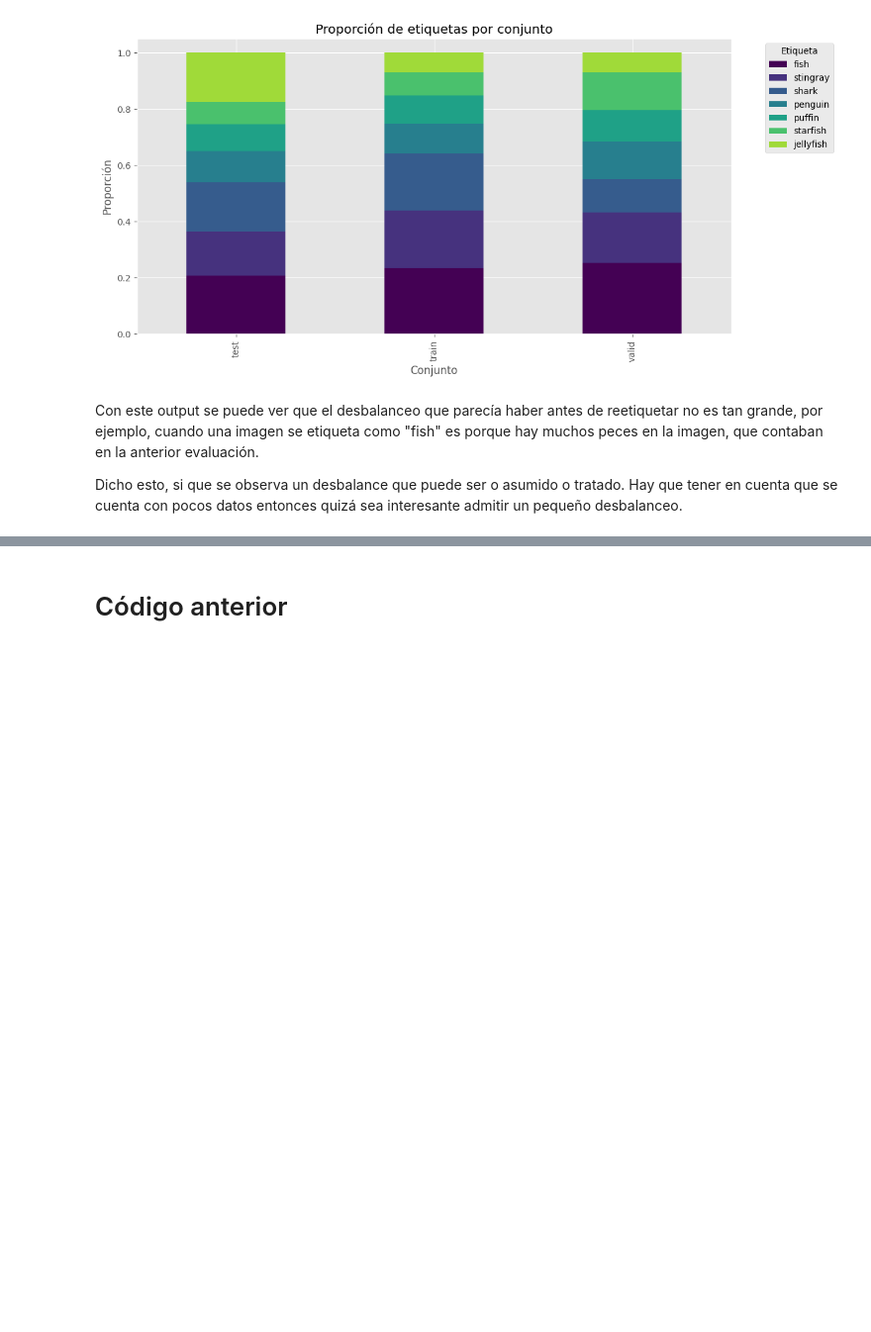
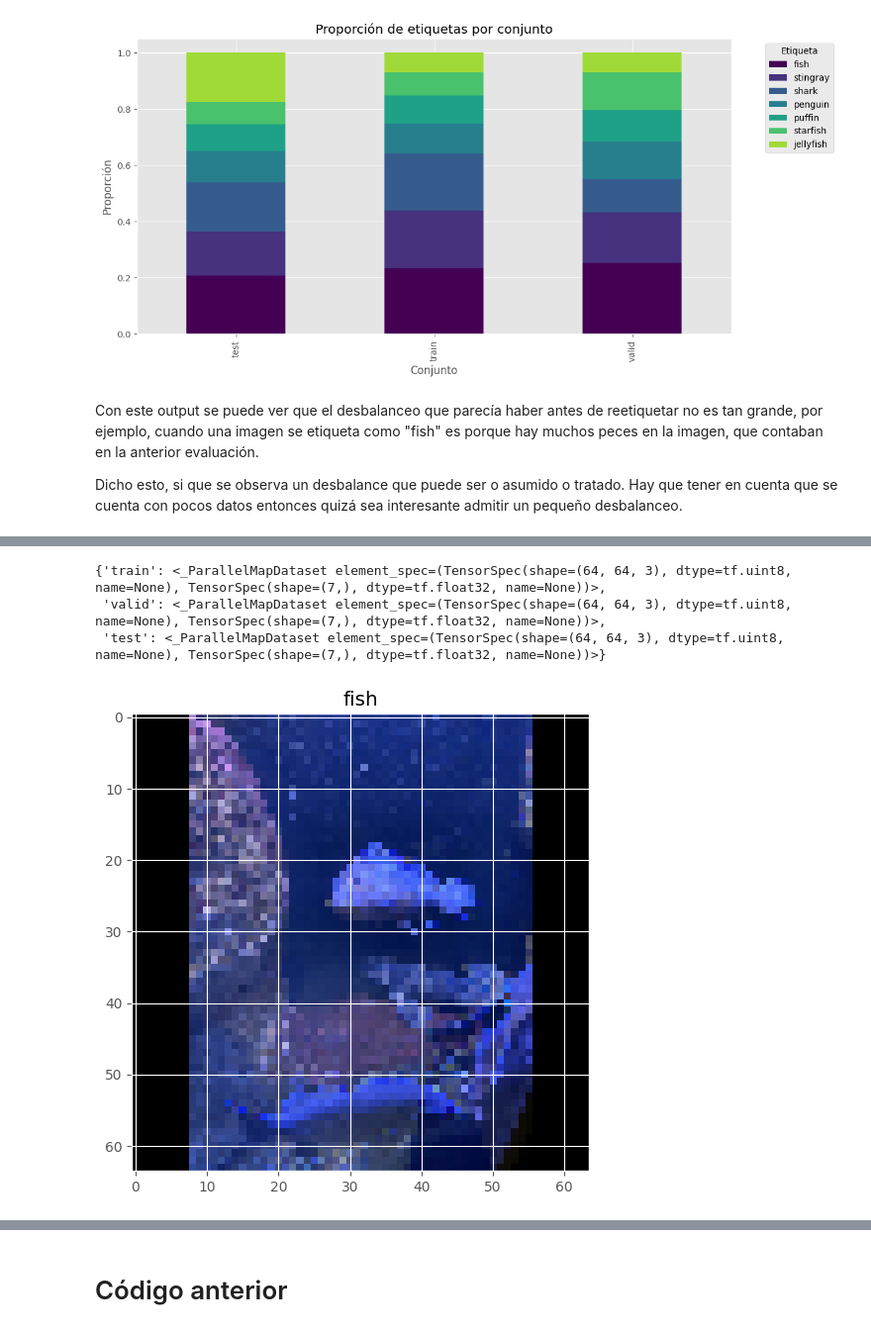
Before and after one commit to Alf-caput/UFVDeepLearning, a Jupyter notebook: P1_ComputerVision/P1_Notebook.ipynb, the cells around one changed output, grey strips where cells are left out. Shown at 99% size. Saved outputs shown, nothing was run; the diff lists cells and outputs as text; code cells hidden in the pictures; blank space fills up the shorter version.

```diff
--- a/P1_ComputerVision/P1_Notebook.ipynb
+++ b/P1_ComputerVision/P1_Notebook.ipynb
@@ -376,0 +596,75 @@ Dicho esto, si que se observa un desbalance que puede ser o asumido o tratado. H
+# %%
+# Función personalizada para redimensionar imágenes manteniendo el tipo de datos uint8
+def resize_and_keep_uint8(image, height=64, width=64):
+    """
+    Redimensiona una imagen a un tamaño específico, manteniendo el tipo de datos uint8.
+
+    Parámetros:
+    -----------
+    image : tf.Tensor
+        Imagen de entrada en formato uint8 (valores de 0 a 255)
+    height : int, opcional (predeterminado=64)
+        Altura deseada para la imagen redimensionada
+    width : int, opcional (predeterminado=64)
+        Anchura deseada para la imagen redimensionada
+
+    Retorna:
+    --------
+    tf.Tensor
+        Imagen redimensionada en formato uint8
+    """
+    # Redimensiona la imagen (esto convierte automáticamente a float32)
+    resized_image = tf.image.resize(image, [height, width])
+
+    # Restringe los valores al rango [0, 255] para evitar desbordamientos
+    # Esto es necesario porque el proceso de interpolación durante el redimensionamiento
+    # puede generar valores fuera del rango válido
+    resized_image = tf.clip_by_value(resized_image, 0, 255)
+
+    # Convierte de vuelta a uint8 (enteros de 8 bits sin signo)
+    resized_image = tf.cast(resized_image, tf.uint8)
+
+    return resized_image
+
+# Inicia el pipeline con las rutas a imágenes
+ds = get_jpg_ds(set_names, data_dir)
+
+# PASO 1: Añadir etiquetas
+update_ds(ds, lambda x: (x, get_label(x)))
+
+# PASO 2: Cargar imágenes desde rutas
+update_ds(ds, lambda x, y: (get_image(x), y))
+
+# PASO 3: Normalizar dimensiones con padding/cropping manteniendo relación de aspecto
+update_ds(ds, lambda x, y: (tf.image.resize_with_crop_or_pad(x, 1024, 1024), y))
+
+# PASO 4: Redimensionar a 64x64 manteniendo el formato uint8
+update_ds(ds, lambda x, y: (resize_and_keep_uint8(x), y))
+# %% [output]
+{'train': <_ParallelMapDataset element_spec=(TensorSpec(shape=(64, 64, 3), dtype=tf.uint8, name=None), TensorSpec(shape=(7,), dtype=tf.float32, name=None))>,
+ 'valid': <_ParallelMapDataset element_spec=(TensorSpec(shape=(64, 64, 3), dtype=tf.uint8, name=None), TensorSpec(shape=(7,), dtype=tf.float32, name=None))>,
+ 'test': <_ParallelMapDataset element_spec=(TensorSpec(shape=(64, 64, 3), dtype=tf.uint8, name=None), TensorSpec(shape=(7,), dtype=tf.float32, name=None))>}
+# %%
+import matplotlib.pyplot as plt
+
+# Extrae la primera muestra del conjunto de prueba
+# - as_numpy_iterator() convierte el dataset de TensorFlow a un iterador de NumPy
+# - next() obtiene el primer elemento del iterador, que es una tupla (imagen, etiqueta)
+image, label = next(ds["test"].as_numpy_iterator())
+
+# Visualiza la imagen con matplotlib
+plt.imshow(image)
+
+# Construye el título de la figura que muestra la clase de la imagen
+# 1. np.argmax(label): encuentra el índice del valor máximo en el vector one-hot
+#    (por ejemplo, si label=[0,0,0,1,0,0,0], devuelve 3)
+# 2. class_mapping[índice]: obtiene el nombre binario de la clase
+#    (por ejemplo, class_mapping[3] = b'puffin')
+# 3. .decode(): convierte el string binario a string normal
+#    (b'puffin' → 'puffin')
+plt.title(class_mapping[np.argmax(label)].decode())
+
+# Muestra la figura con la imagen y su título
+plt.show()
+# %% [output]
+[figure, added]
```
Also changed, not shown: parts of 26 cells of this notebook.
